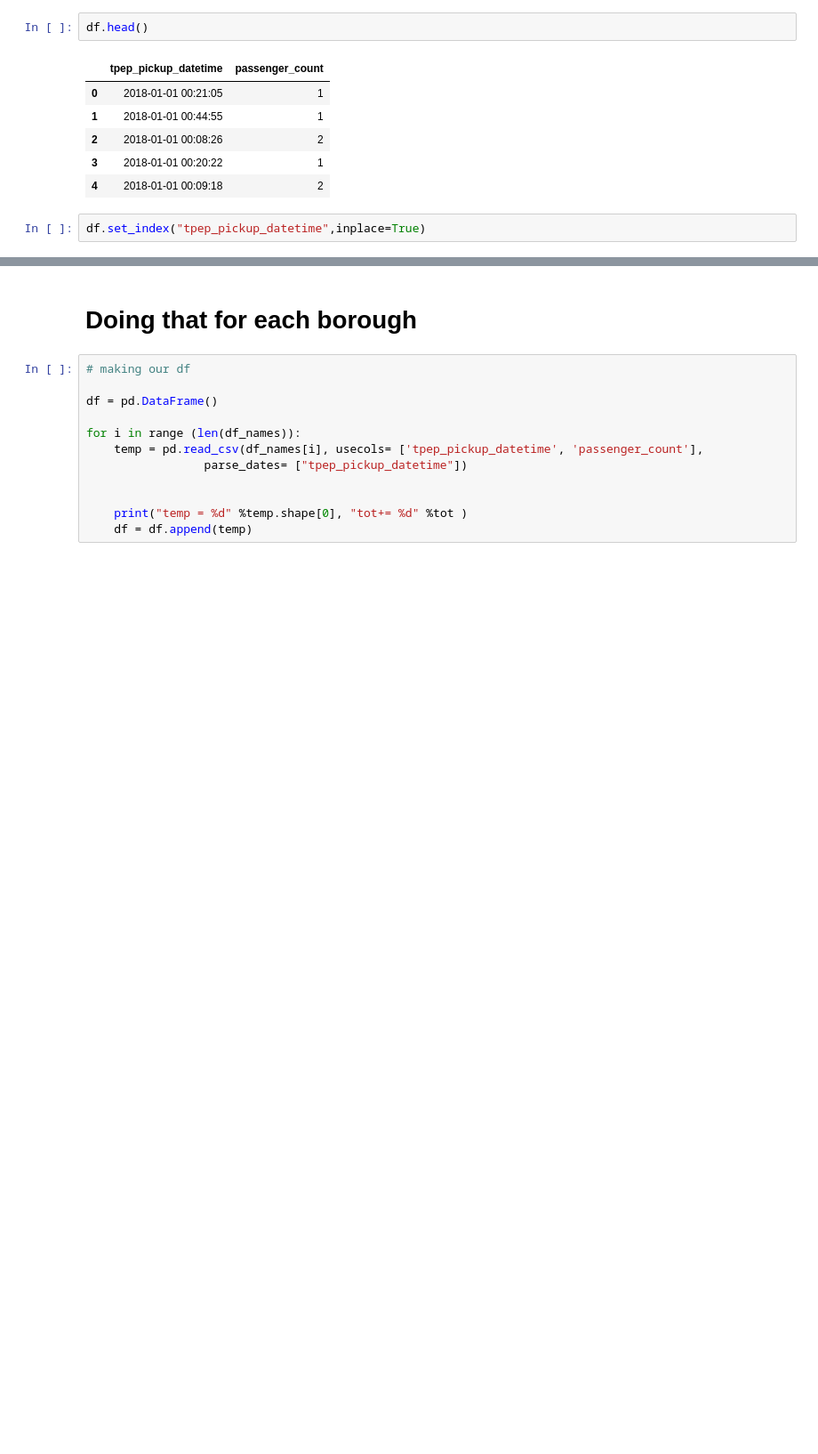
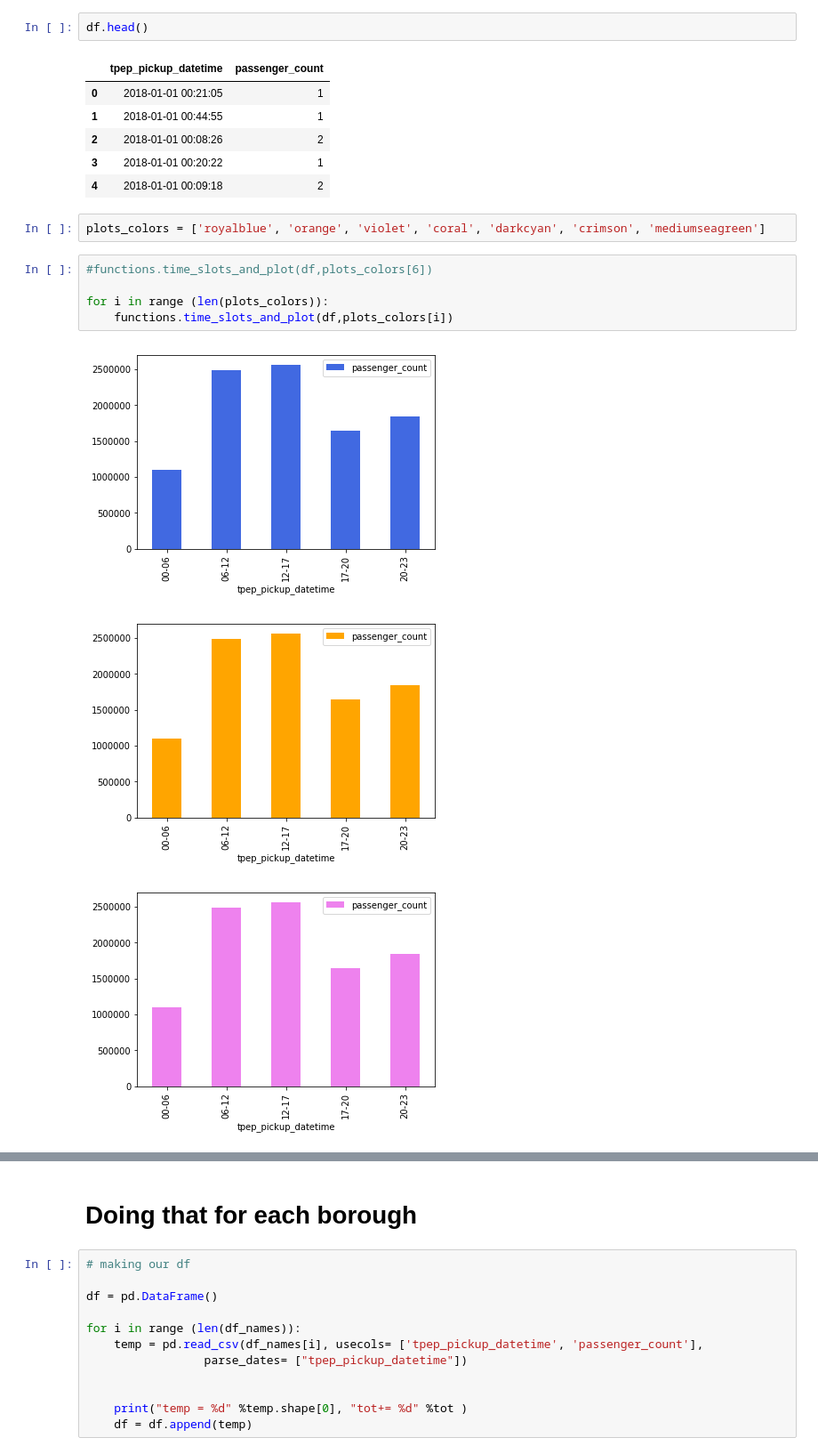
Before and after one commit to dusicastepic/ADMSecondHomework, a Jupyter notebook: RQ2.ipynb, the cells around one changed output, grey strips where cells are left out. Shown at 89% size. Saved outputs shown, nothing was run; the diff lists cells and outputs as text; blank space fills up the shorter version.

```diff
--- a/RQ2.ipynb
+++ b/RQ2.ipynb
@@ -41,5 +49,14 @@ df.head()
 | 2 | 2018-01-01 00:08:26 | 2 |
 | 3 | 2018-01-01 00:20:22 | 1 |
 | 4 | 2018-01-01 00:09:18 | 2 |
-# %%
-df.set_index("tpep_pickup_datetime",inplace=True)
+# %%
+plots_colors = ['royalblue', 'orange', 'violet', 'coral', 'darkcyan', 'crimson', 'mediumseagreen']
+# %%
+#functions.time_slots_and_plot(df,plots_colors[6])
+
+for i in range (len(plots_colors)):
+    functions.time_slots_and_plot(df,plots_colors[i])
+# %% [output]
+[figure, added]
+[figure, added]
+[figure, added]
```
Also changed, not shown: parts of 30 cells of this notebook, 1 other file.
